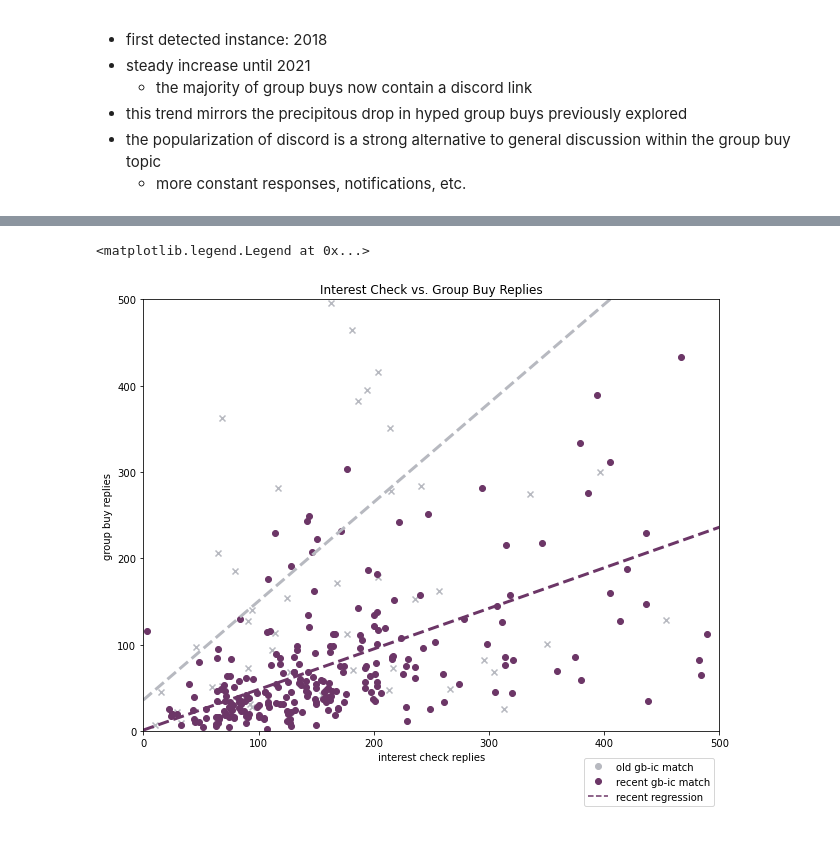
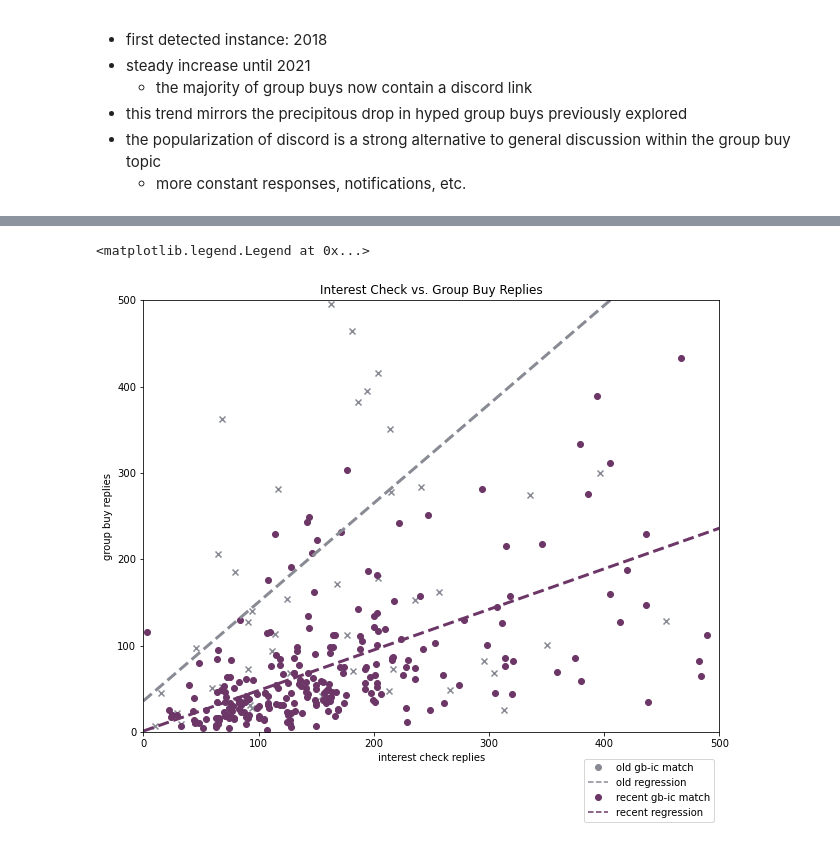
Before and after one commit to mattsalinero/mechanalysis, a Jupyter notebook: mechgraphing.ipynb, the cells around one changed output, grey strips where cells are left out. Cells and saved outputs as stored; diff of their text form; code cells hidden in the pictures.

```diff
--- a/mechgraphing.ipynb
+++ b/mechgraphing.ipynb
@@ -20,6 +20,12 @@ total_gray = '#B7B9C0'
 active_green = '#7AAC91'
 hype_purp = '#6C3667'
 pct_magen = '#A84D6F'
+dtotal_gray = '#898B94'
+
+gmk_clr = '#9A1E2C'
+pbt_clr = '#6C3667'
+abs_clr = '#D76F5A'
+alt_clr = '#92D2CB'
 # %%
 yearly_query = """
     /* keycap group buy yearly aggregate stats */
@@ -431,40 +437,39 @@ match_ax1 = match_plot.add_axes([1, 1, 1, 1])
 # plot ic replies vs. gb replies for matching topics
 match_ax1.scatter(match_df[match_df['era'] == 'not_recent']['ic_replies'],
                   match_df[match_df['era'] == 'not_recent']['gb_replies'],
-                  marker='x', color=total_gray)
+                  marker='x', color=dtotal_gray)
 match_ax1.scatter(match_df[match_df['era'] == 'recent']['ic_replies'],
                   match_df[match_df['era'] == 'recent']['gb_replies'],
                   marker='o', color=hype_purp)
 match_ax1.plot(match_xpos, match_old_fit(match_xpos),
-               marker='', linewidth=3, linestyle='dashed', color=total_gray)
+               marker='', linewidth=3, linestyle='dashed', color=dtotal_gray)
 match_ax1.plot(match_xpos, match_rec_fit(match_xpos),
                marker='', linewidth=3, linestyle='dashed', color=hype_purp)
 
 # add axis labels/ticks
 match_ax1.set_title("Interest Check vs. Group Buy Replies")
 
 match_ax1.set_xlabel('interest check replies')
 match_ax1.set_xlim(0, 500)
 
 match_ax1.set_ylabel('group buy replies')
 match_ax1.set_ylim(0, 500)
 
 # TODO: outlier effect on old regression?
-# TODO: make this plot dark grey vs. blue or something (not great visibility on grey right now)
 
 # create legend
-old_patch = mlines.Line2D([], [], color=total_gray, marker='o',
+old_patch = mlines.Line2D([], [], color=dtotal_gray, marker='o',
                           linewidth=0, label="old gb-ic match")
-old_fit_patch = mlines.Line2D([], [], color=total_gray, marker='',
+old_fit_patch = mlines.Line2D([], [], color=dtotal_gray, marker='',
                           linestyle='dashed', label="old regression")
 rec_patch = mlines.Line2D([], [], color=hype_purp, marker='o',
                           linewidth=0, label="recent gb-ic match")
 rec_fit_patch = mlines.Line2D([], [], color=hype_purp, marker='',
                           linestyle='dashed', label="recent regression")
-plt.legend(handles=[old_patch, rec_patch, rec_fit_patch], bbox_to_anchor=(1, -0.05), loc='upper right')
+plt.legend(handles=[old_patch, old_fit_patch, rec_patch, rec_fit_patch], bbox_to_anchor=(1, -0.05), loc='upper right')
 # %% [output]
 <matplotlib.legend.Legend at 0x...>
-[figure, old version]
+[figure, new version]
 # %%
 icode_query = """
     /* categorical yearly icode data */
```
Also changed, not shown: parts of 9 cells of this notebook.
